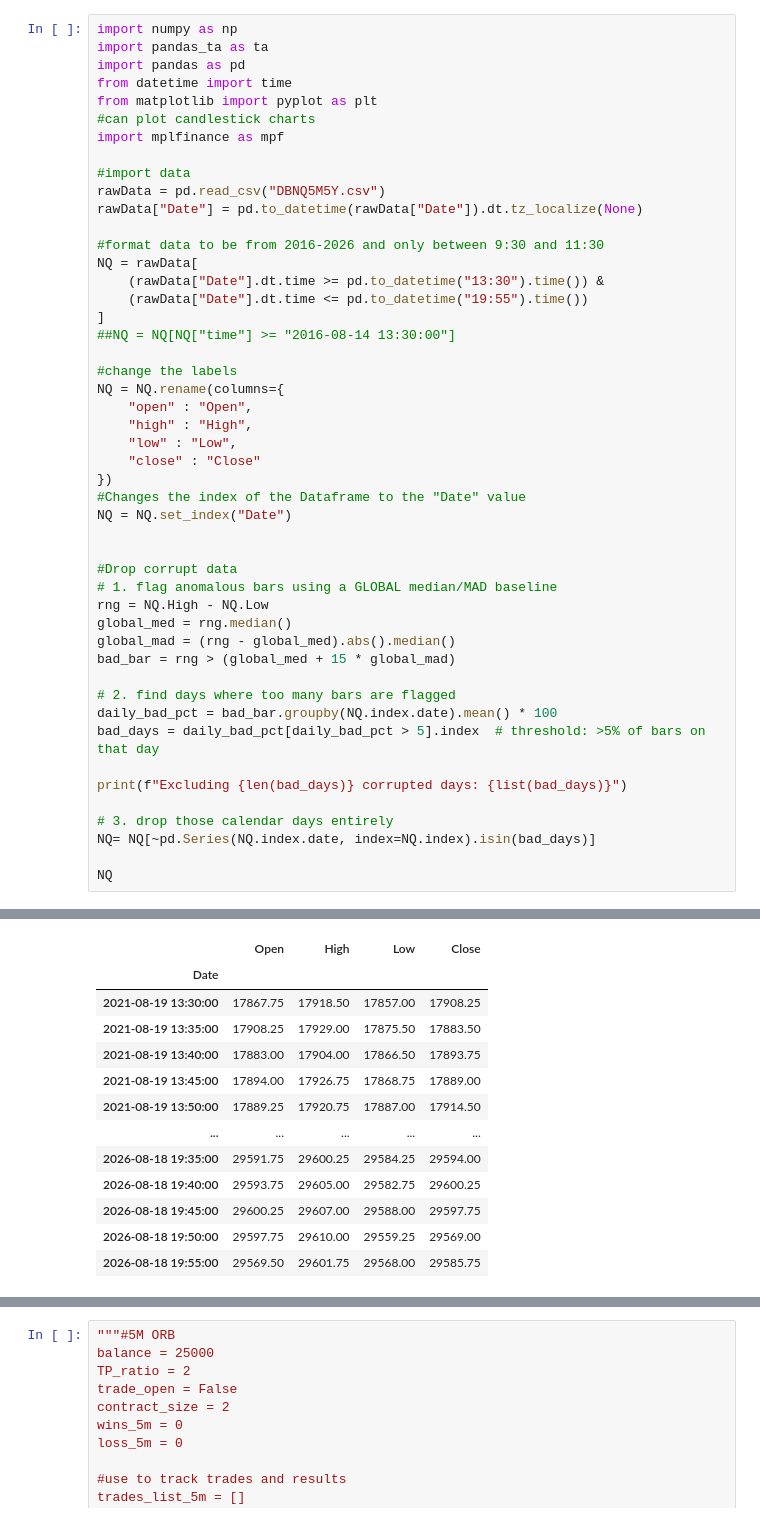
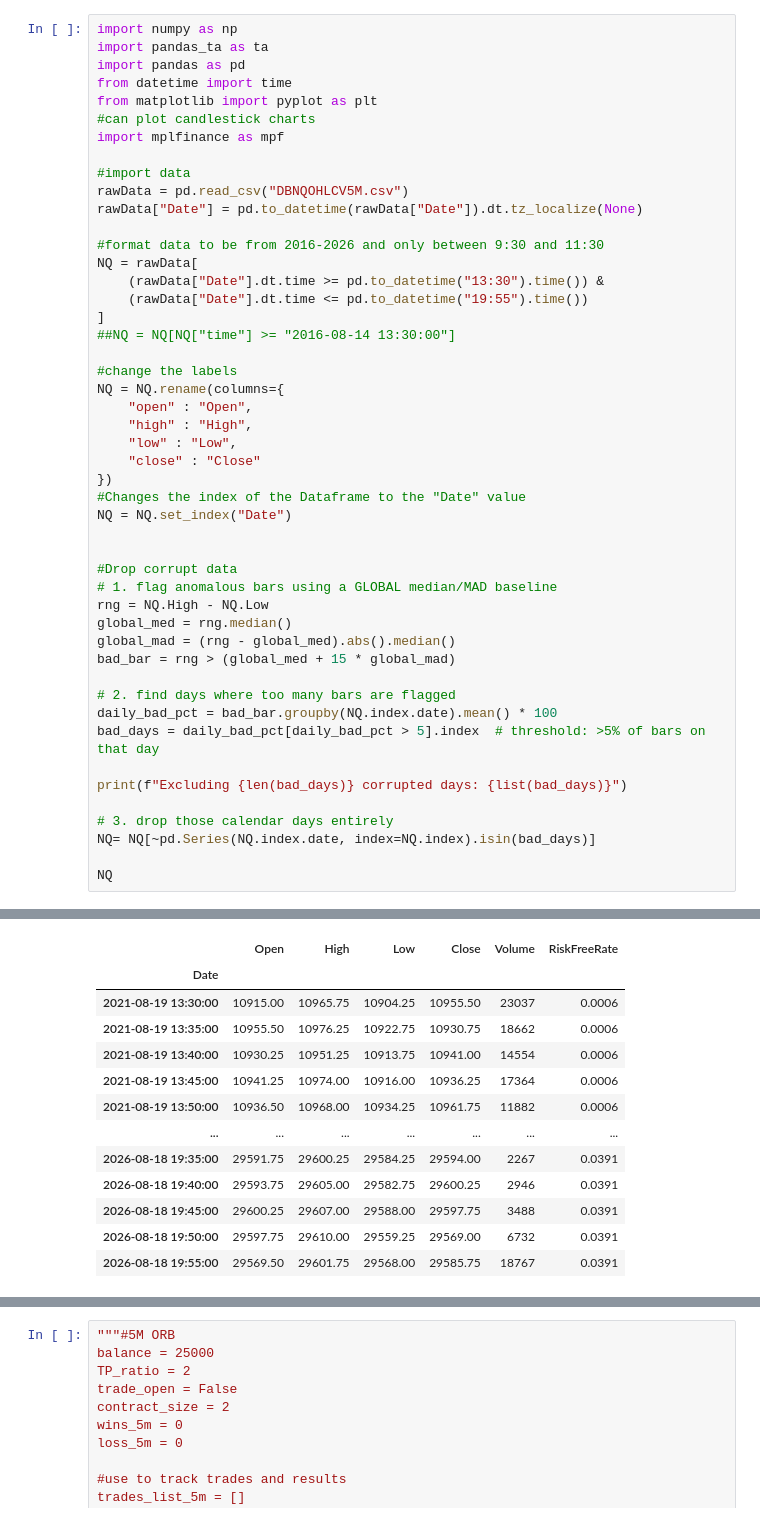
Before and after one commit to teddieworld/algotrading, a Jupyter notebook: BT_ORB.ipynb, the cells around one changed output, grey strips where cells are left out. Drawn from its saved outputs; the diff is of its cells as text.

Commit message:
Altered dataset to include volume and risk free rate columns

```diff
--- a/BT_ORB.ipynb
+++ b/BT_ORB.ipynb
@@ -8,7 +8,7 @@ from matplotlib import pyplot as plt
 import mplfinance as mpf
 
 #import data
-rawData = pd.read_csv("DBNQ5M5Y.csv")
+rawData = pd.read_csv("DBNQOHLCV5M.csv")
 rawData["Date"] = pd.to_datetime(rawData["Date"]).dt.tz_localize(None)
 
 #format data to be from 2016-2026 and only between 9:30 and 11:30
@@ -21,43 +21,43 @@ NQ = rawData[
 #change the labels
 NQ = NQ.rename(columns={
     "open" : "Open",
     "high" : "High",
     "low" : "Low",
     "close" : "Close"
 })
 #Changes the index of the Dataframe to the "Date" value
 NQ = NQ.set_index("Date")
 
 
 #Drop corrupt data
 # 1. flag anomalous bars using a GLOBAL median/MAD baseline
 rng = NQ.High - NQ.Low
 global_med = rng.median()
 global_mad = (rng - global_med).abs().median()
 bad_bar = rng > (global_med + 15 * global_mad)
 
 # 2. find days where too many bars are flagged
 daily_bad_pct = bad_bar.groupby(NQ.index.date).mean() * 100
 bad_days = daily_bad_pct[daily_bad_pct > 5].index  # threshold: >5% of bars on that day
 
 print(f"Excluding {len(bad_days)} corrupted days: {list(bad_days)}")
 
 # 3. drop those calendar days entirely
 NQ= NQ[~pd.Series(NQ.index.date, index=NQ.index).isin(bad_days)]
 
 NQ
 # %% [output]
 Excluding 14 corrupted days: [datetime.date(2022, 1, 26), datetime.date(2024, 8, 5), datetime.date(2025, 4, 4), datetime.date(2025, 4, 7), datetime.date(2025, 4, 9), datetime.date(2025, 4, 10), dateti ...
-|  | Open | High | Low | Close |
-| Date |  |  |  |  |
-| 2021-08-19 13:30:00 | 17867.75 | 17918.50 | 17857.00 | 17908.25 |
-| 2021-08-19 13:35:00 | 17908.25 | 17929.00 | 17875.50 | 17883.50 |
-| 2021-08-19 13:40:00 | 17883.00 | 17904.00 | 17866.50 | 17893.75 |
-| 2021-08-19 13:45:00 | 17894.00 | 17926.75 | 17868.75 | 17889.00 |
-| 2021-08-19 13:50:00 | 17889.25 | 17920.75 | 17887.00 | 17914.50 |
-| ... | ... | ... | ... | ... |
-| 2026-08-18 19:35:00 | 29591.75 | 29600.25 | 29584.25 | 29594.00 |
-| 2026-08-18 19:40:00 | 29593.75 | 29605.00 | 29582.75 | 29600.25 |
-| 2026-08-18 19:45:00 | 29600.25 | 29607.00 | 29588.00 | 29597.75 |
-| 2026-08-18 19:50:00 | 29597.75 | 29610.00 | 29559.25 | 29569.00 |
-| 2026-08-18 19:55:00 | 29569.50 | 29601.75 | 29568.00 | 29585.75 |
+|  | Open | High | Low | Close | Volume | RiskFreeRate |
+| Date |  |  |  |  |  |  |
+| 2021-08-19 13:30:00 | 10915.00 | 10965.75 | 10904.25 | 10955.50 | 23037 | 0.0006 |
+| 2021-08-19 13:35:00 | 10955.50 | 10976.25 | 10922.75 | 10930.75 | 18662 | 0.0006 |
+| 2021-08-19 13:40:00 | 10930.25 | 10951.25 | 10913.75 | 10941.00 | 14554 | 0.0006 |
+| 2021-08-19 13:45:00 | 10941.25 | 10974.00 | 10916.00 | 10936.25 | 17364 | 0.0006 |
+| 2021-08-19 13:50:00 | 10936.50 | 10968.00 | 10934.25 | 10961.75 | 11882 | 0.0006 |
+| ... | ... | ... | ... | ... | ... | ... |
+| 2026-08-18 19:35:00 | 29591.75 | 29600.25 | 29584.25 | 29594.00 | 2267 | 0.0391 |
+| 2026-08-18 19:40:00 | 29593.75 | 29605.00 | 29582.75 | 29600.25 | 2946 | 0.0391 |
+| 2026-08-18 19:45:00 | 29600.25 | 29607.00 | 29588.00 | 29597.75 | 3488 | 0.0391 |
+| 2026-08-18 19:50:00 | 29597.75 | 29610.00 | 29559.25 | 29569.00 | 6732 | 0.0391 |
+| 2026-08-18 19:55:00 | 29569.50 | 29601.75 | 29568.00 | 29585.75 | 18767 | 0.0391 |
```
Also changed, not shown: parts of 2 cells of this notebook.
